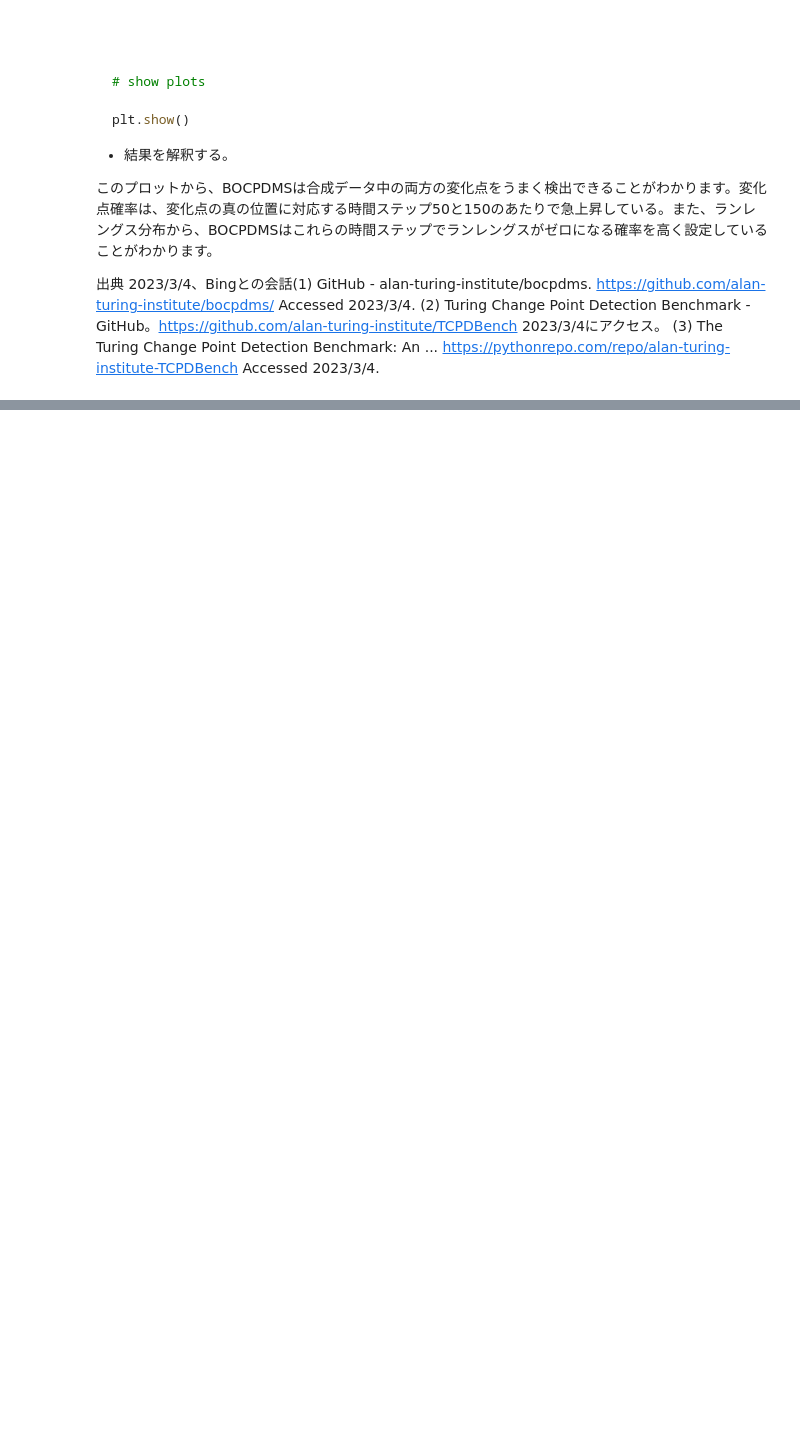
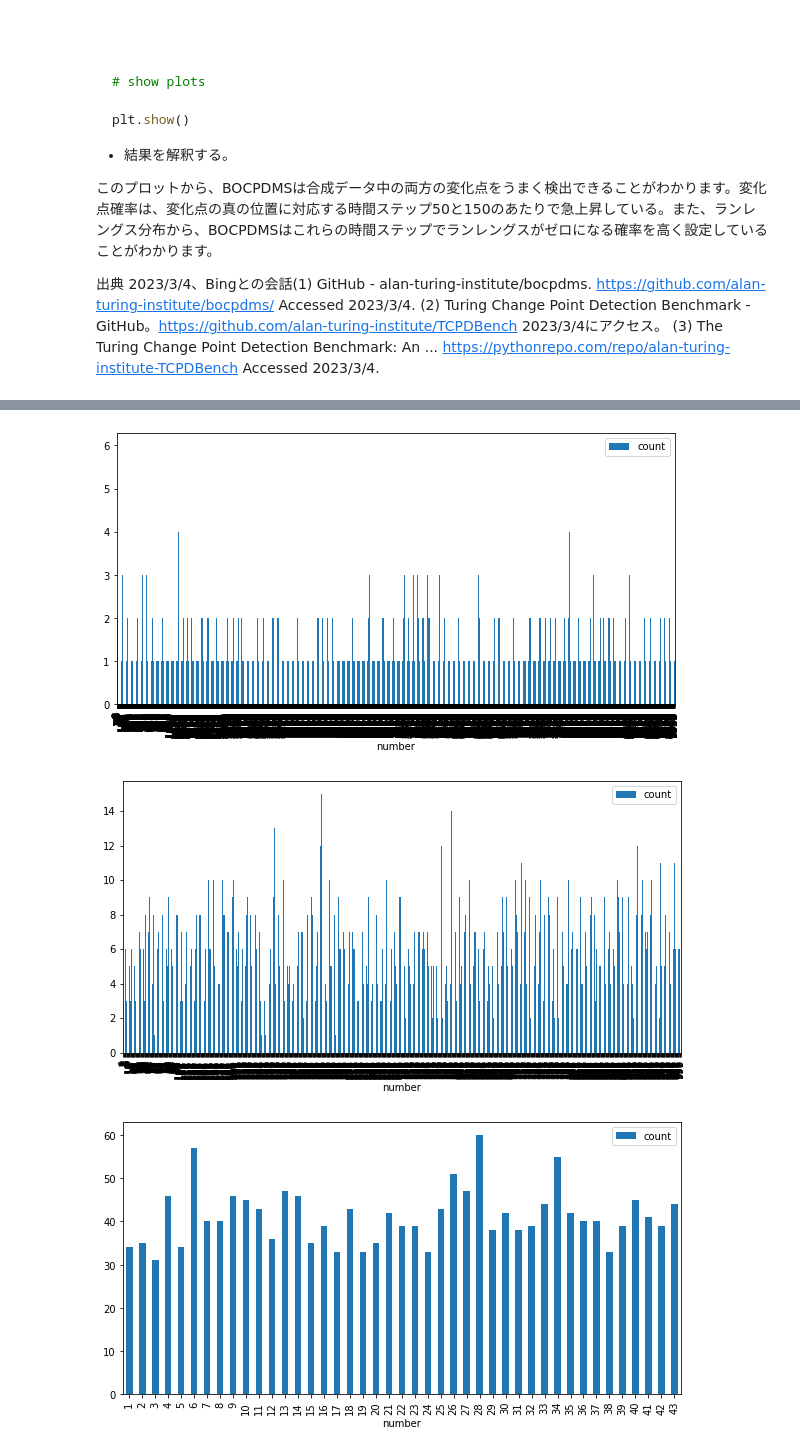
Before and after one commit to arumajirou/-daily-test, a Jupyter notebook: 時系列アプリ下調べ.ipynb, the cells around one changed output, grey strips where cells are left out. Saved outputs shown, nothing was run; the diff lists cells and outputs as text; code cells hidden in the pictures; blank space fills up the shorter version.

```diff
--- a/時系列アプリ下調べ.ipynb
+++ b/時系列アプリ下調べ.ipynb
@@ -1240,0 +2052,6 @@ plt.show()
+# %%
+df = pl.read_csv(url, encoding="shift_jis")
+old_column_names = df.columns
+new_column_names = ["数字", "日付", "week", "祝日"]
+new_columns = [pl.col(name) for name in new_column_names]
+df = df.with_columns(new_columns)
@@ -1240,0 +2082,7 @@ plt.show()
+# %%
+df = df.with_columns([
+    ('数字', df[old_column_names[0]]),
+    ('日付', df[old_column_names[1]]),
+    ('week', df[old_column_names[2]]),
+    ('祝日', df[old_column_names[3]])
+])
@@ -1240,0 +2136,7 @@ plt.show()
+# %%
+df = df.with_columns([
+        ('数字', numbers),
+        ('日付', dates),
+        ('week', weekdays),
+        ('祝日', holidays)
+    ])
@@ -1240,0 +2529,40 @@ plt.show()
+# %%
+import pandas as pd
+from multiprocessing import Pool
+import urllib.request
+
+# URLリストの作成
+urls = ['http://vvslot.com/download.php?m=777&f=numbers4.txt',
+        'http://vvslot.com/download.php?m=777&f=numbers3.txt',
+        'http://vvslot.com/download.php?m=777&f=tk_loto6.txt',
+        'http://vvslot.com/download.php?m=777&f=tk_loto5.txt',
+        'http://vvslot.com/download.php?m=777&f=tk_loto7.txt']
+
+# URLからデータを取得する関数の定義
+def fetch_data(url):
+    with urllib.request.urlopen(url) as response:
+        data = response.read().decode('shift_jis') # データをshift_jisでエンコード
+    return data
+
+# データの取得とCSVファイルの保存
+def download_csv(url):
+    data = fetch_data(url)
+    file_name = url.split('=')[-1] + '.csv' # URLからファイル名を作成
+    with open(file_name, 'w', encoding='shift_jis') as f:
+        f.write(data)
+
+# データの並列取得
+with Pool(processes=5) as p:
+    p.map(download_csv, urls)
+
+# CSVファイルをpandasで読み込み、polarで分析
+for url in urls:
+    file_name = url.split('=')[-1] + '.csv'
+    df = pd.read_csv(file_name, encoding='shift_jis', header=None, names=['number'])
+    df['count'] = 1
+    polar_data = df.groupby('number').sum()
+    polar_data.plot(kind='bar', y='count', figsize=(10, 5))
+# %% [output]
+[figure, added]
+[figure, added]
+[figure, added]
```
Also changed, not shown: parts of 93 cells of this notebook.
